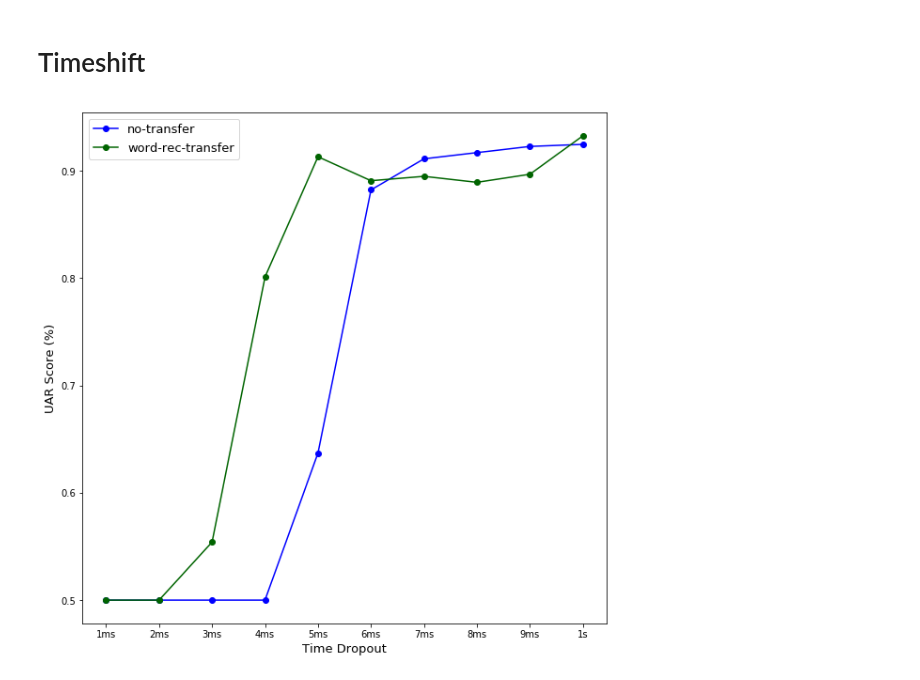
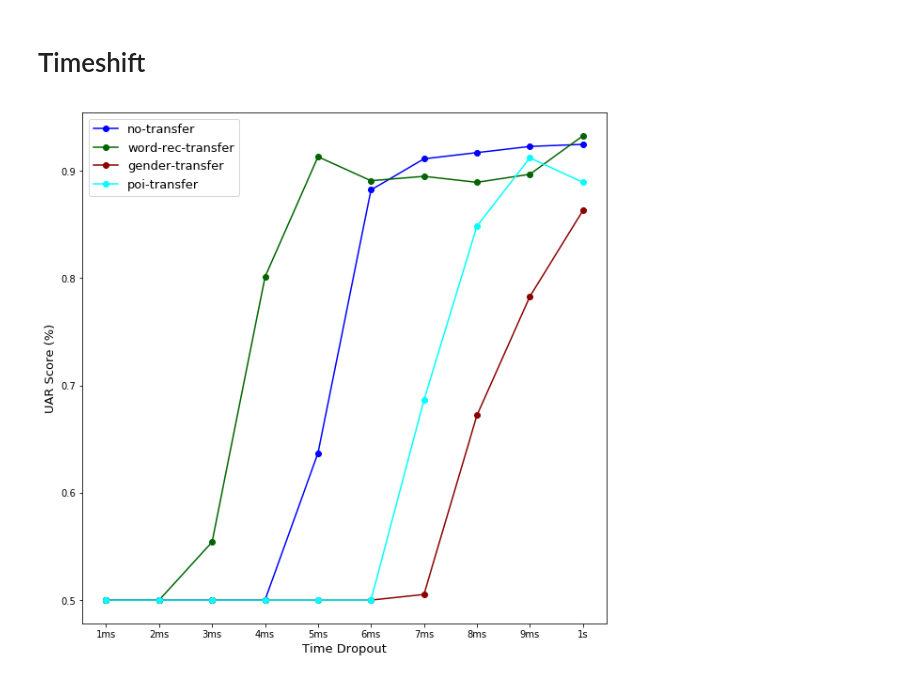
Before and after one commit to onucharles/transfer-learning-adult-to-infant-speech, a Jupyter notebook: experiments/notebooks/Chillanto plots.ipynb, the cells around one changed output. Cells and saved outputs as stored; diff of their text form; code cells hidden in the pictures.

Commit message:
adjusting ablation plot. Running SITW

```diff
--- a/experiments/notebooks/Chillanto plots.ipynb
+++ b/experiments/notebooks/Chillanto plots.ipynb
@@ -503,7 +504,7 @@ plt.show()
 #API.get_experiment_metrics()
 client = API(api_key=COMET_API_KEY, rest_api_key=COMET_REST_API_KEY)
 
-model_types = ['no-transfer', 'sc-transfer', 'svm']
+model_types = ['no-transfer', 'sitw-transfer', 'sc-transfer', 'svm']
 
 results = {}
 for model in model_types:
@@ -518,18 +519,3 @@ for exp in experiments:
         if metric['metricName'] == 'test_UAR':
             experiment.append(float(metric['metricValue']))
     results[tags[0]] = experiment
-
-
-fig, ax = plt.subplots(figsize=(10,5))
-
-ind = np.arange(40)
-width = 0.64
-
-# ax.barh(ind + width, results['no-transfer'], width, color='#67B4FF', label='no-transfer')
-ax.bar(ind, results['sc-transfer'], width, color='#226AFF')
-# plt.fill_between( x, y, color="skyblue", alpha=0.2)
-# plt.plot(x, y, 'o', color="Slateblue", alpha=0.6)
-ax.set_ylabel("UAR (%)",fontsize=13)
-ax.set_xlabel("Mel filterbanks", fontsize=13)
-# ax.legend(loc=2, fontsize=13)
-plt.show()
@@ -538,11 +555,9 @@ plt.show()
 # %% [markdown]
 # Timeshift
 # %%
-# NOTE: Charles I think F1 communicates this plot better...
-
 client = API(api_key=COMET_API_KEY, rest_api_key=COMET_REST_API_KEY)
 
-model_types = ['no-transfer', 'sc-transfer', 'svm']
+model_types = ['no-transfer', 'sc-transfer', 'vctk-transfer', 'sitw-transfer']
 
 results = {}
 results_f1 = {}
@@ -551,35 +566,39 @@ for model in model_types:
     results_f1[model] = []
 
 experiments = client.get(f"co-jl-transfer/chillanto-timeshift-crop")
 for exp in experiments:
     tags = client.get_experiment_tags(exp)
     metrics = client.get_experiment_metrics_raw(exp)
     experiment = []
-    experiment_f1 = []
     for metric in metrics:
         if metric['metricName'] == 'test_UAR':
-            experiment.append(float(metric['metricValue']))
-        if metric['metricName'] == 'test_F1':
-            experiment_f1.append(float(metric['metricValue']))
+            val = float(metric['metricValue'])
+            if np.isnan(val):
+                val = 0.5
+            if val < 0.5: # charles I'm thinking that anything below 50% is basically useless. Please confirm:
+                val = 0.5
+            experiment.append(val)
     results[tags[0]] = experiment
     results_f1[tags[0]] = experiment_f1
 
 
 
 
 fig, ax = plt.subplots(figsize=(10,10))
 ind = np.arange(40)
 width = 0.45
 xticks = [f'{f + 1}ms' for f in np.arange(10)]
 xticks[-1] = '1s'
 
 ax.plot(np.arange(10), results['no-transfer'], 'o-', color='blue', label='no-transfer')
 ax.plot(np.arange(10), results['sc-transfer'], 'o-', color='darkgreen', label='word-rec-transfer')
+ax.plot(np.arange(10), results['sitw-transfer'], 'o-', color='darkred', label='gender-transfer')
+ax.plot(np.arange(10), results['vctk-transfer'], 'o-', color='aqua', label='poi-transfer')
 ax.legend(fontsize=13)
 ax.set_xticks(np.arange(10))
 ax.set_xticklabels(xticks)
 ax.set_ylabel("UAR Score (%)",fontsize=13)
 ax.set_xlabel("Time Dropout", fontsize=13)
 plt.show()
 # %% [output]
-[figure, old version]
+[figure, new version]
```
Also changed, not shown: parts of 6 cells of this notebook.
